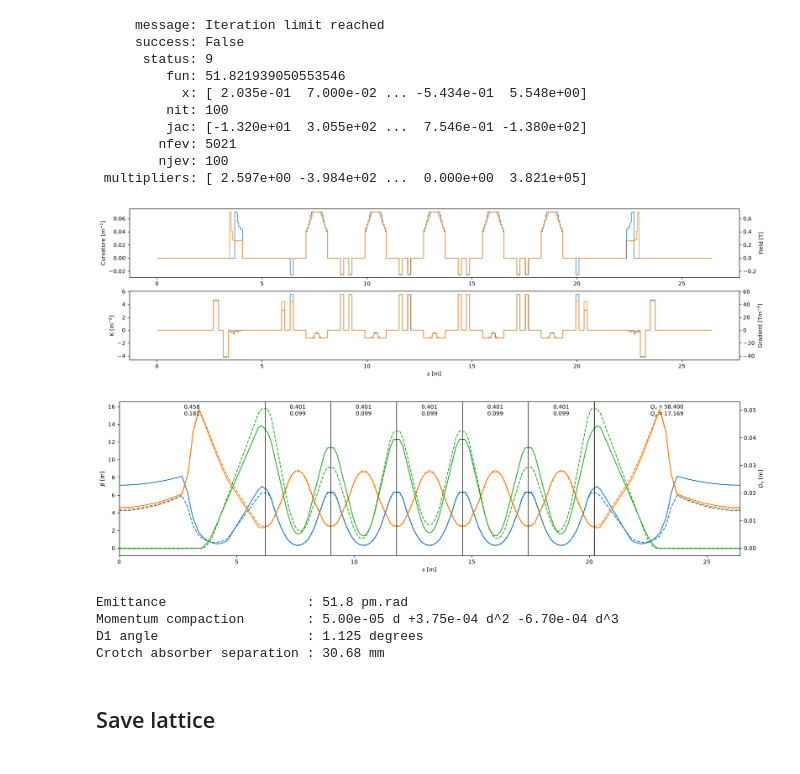
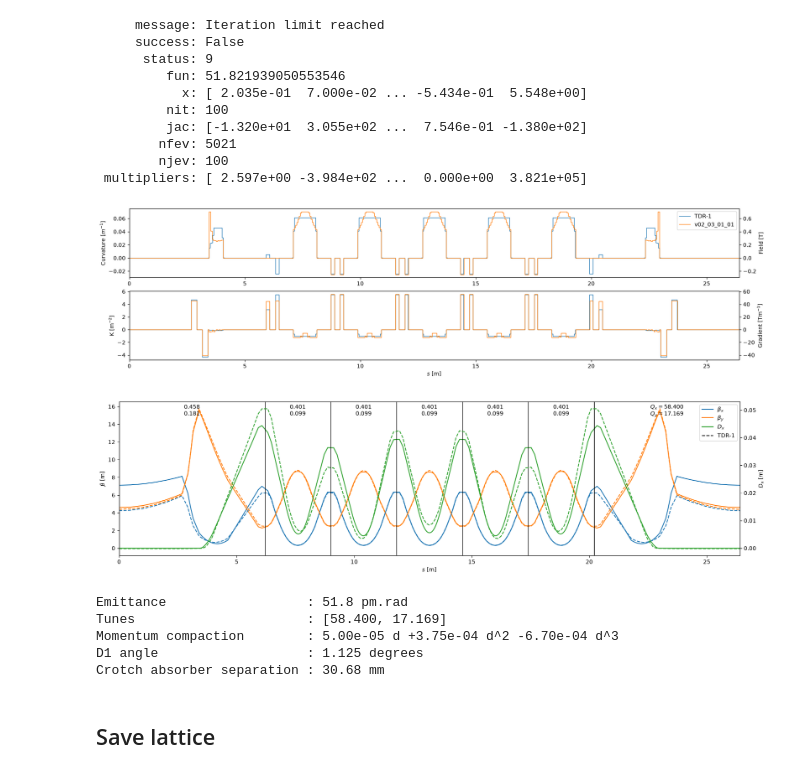
Before and after one commit to Alpeace7/lattice_design, a Jupyter notebook: candidates/v02_03_01_01/lattice.ipynb, the cells around one changed output. Cells and saved outputs as stored; diff of their text form; code cells hidden in the pictures.

```diff
--- a/candidates/v02_03_01_01/lattice.ipynb
+++ b/candidates/v02_03_01_01/lattice.ipynb
@@ -28,10 +28,7 @@ reload(u.plot);
 with open('candidates/v01_03_01_01/ring.pkl', 'rb') as file:
     ring0 = pickle.load(file)
 
-s0 = ring0.get_s_pos()
-index_UC0 = ring0.get_uint32_index('UCborder')
-
-s_cro = (5.925 + 4.623)/2 # Crotch absorber position?
+TDR_1 = u.at.TDR_1
 # %% [markdown]
 ## Decouple outer reverse bends
 # %%
@@ -198,19 +195,33 @@ result
  multipliers: [ 2.597e+00 -3.984e+02 ...  0.000e+00  3.821e+05]
 # %%
 fig, axs = plt.subplots(2, 1, figsize=(20, 5))
-u.plot.plot_magnet(ring0, axs)
+u.plot.plot_magnet(TDR_1, axs)
 u.plot.plot_magnet(ring_opt, axs)
+
+axs[0].legend(['TDR-1', lattice_name])
+
 plt.show()
 
 fig, ax = plt.subplots(1, 1, figsize=(20, 5))
 u.plot.linear(ring_opt, ax=ax)
+
+from matplotlib.lines import Line2D
+legend_elements = [
+    Line2D([], [], color='tab:blue',   ls='-',  label=r'$\beta_x$'),
+    Line2D([], [], color='tab:orange', ls='-',  label=r'$\beta_y$'),
+    Line2D([], [], color='tab:green',  ls='-',  label=r'$D_x$'),
+    Line2D([], [], color='black',      ls='--', label='TDR-1'),
+]
+ax.legend(handles=legend_elements, loc='best')
+
 plt.show()
 
 u.at.summary(ring_opt)
 # %% [output]
-[figure, old version]
+[figure, new version]
-[figure, old version]
+[figure, new version]
 Emittance                  : 51.8 pm.rad
+Tunes                      : [58.400, 17.169]
 Momentum compaction        : 5.00e-05 d +3.75e-04 d^2 -6.70e-04 d^3
 D1 angle                   : 1.125 degrees
 Crotch absorber separation : 30.68 mm
```
Also changed, not shown: 8 other files.
